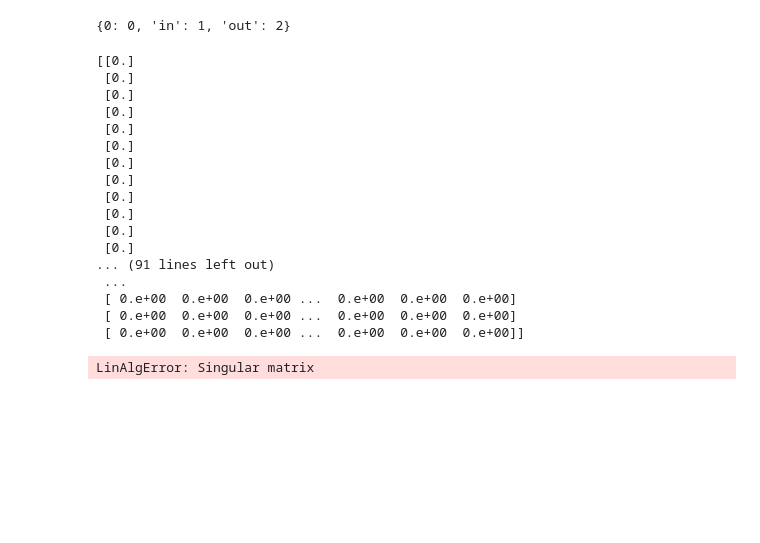
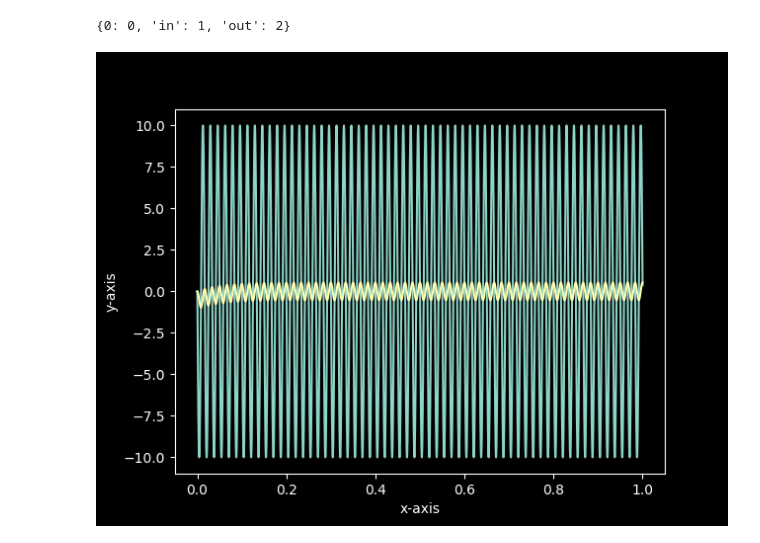
Before and after one commit to jodafons/pymna, a Jupyter notebook: Untitled.ipynb, the cells around one changed output. Cells and saved outputs as stored; diff of their text form; code cells hidden in the pictures; blank space fills up the shorter version.

```diff
--- a/Untitled.ipynb
+++ b/Untitled.ipynb
@@ -30,23 +35,19 @@ circuit.nodes
 {0: 0, 'in': 1, 'out': 2}
 # %%
 sim = Simulator()
-sim.transient( circuit, step_time=0.0001, end_time = 0.001 )
+results = sim.transient( circuit, step_time=0.0001, end_time = 1 )
-# %% [output]
-[[0.]
- [0.]
- [0.]
- [0.]
- [0.]
- [0.]
- [0.]
- [0.]
- [0.]
- [0.]
- [0.]
- [0.]
-... (91 lines left out)
- ...
- [ 0.e+00  0.e+00  0.e+00 ...  0.e+00  0.e+00  0.e+00]
- [ 0.e+00  0.e+00  0.e+00 ...  0.e+00  0.e+00  0.e+00]
- [ 0.e+00  0.e+00  0.e+00 ...  0.e+00  0.e+00  0.e+00]]
-LinAlgError: Singular matrix
+# %%
+
+plt.style.use('dark_background')
+
+fig, ax = plt.subplots()
+plt.plot( results["t"], results["in"] )
+plt.plot( results["t"], results["out"] )
+
+ax.set_xlabel('x-axis')
+ax.set_ylabel('y-axis')
+ax.set_title("")
+
+plt.show()
+# %% [output]
+[figure, added]
```
Also changed, not shown: parts of 5 cells of this notebook, 5 other files.
